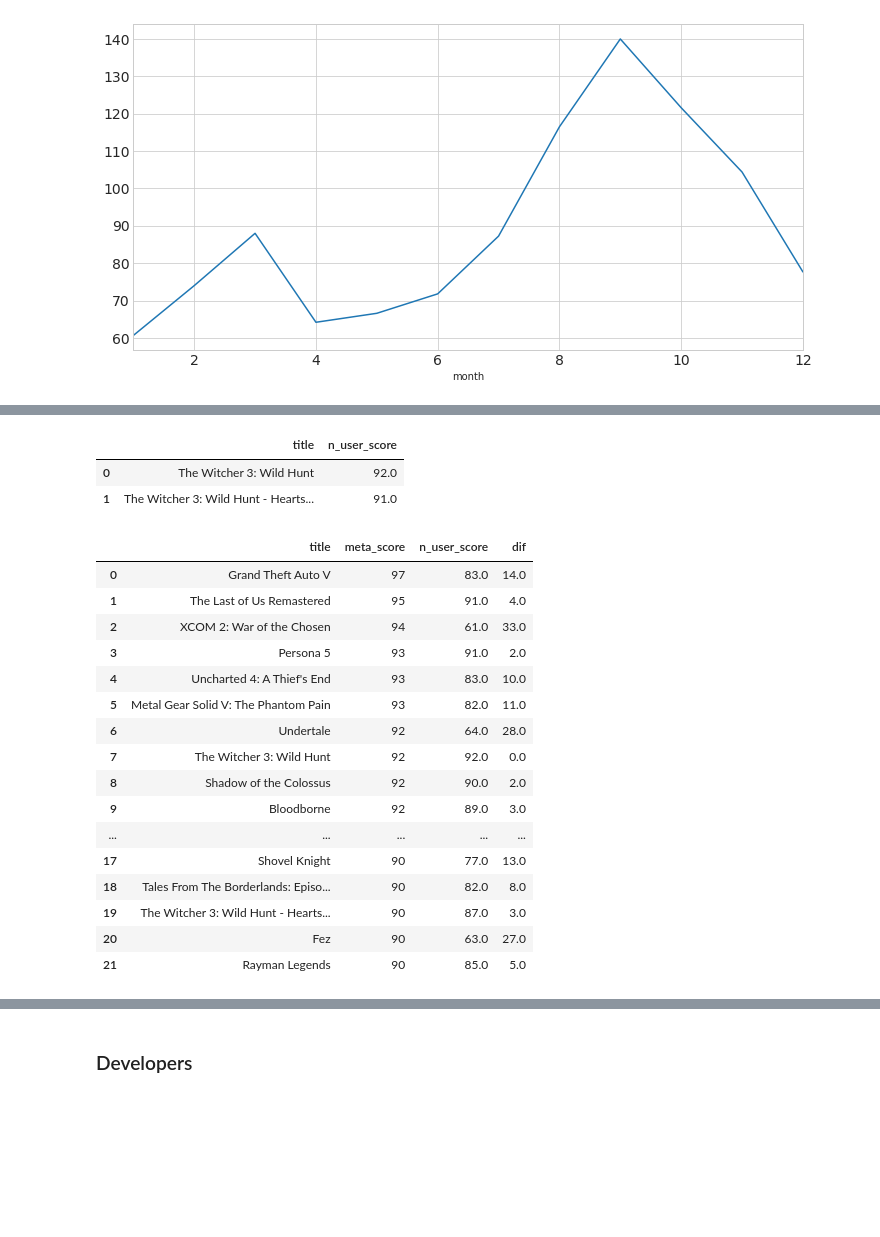
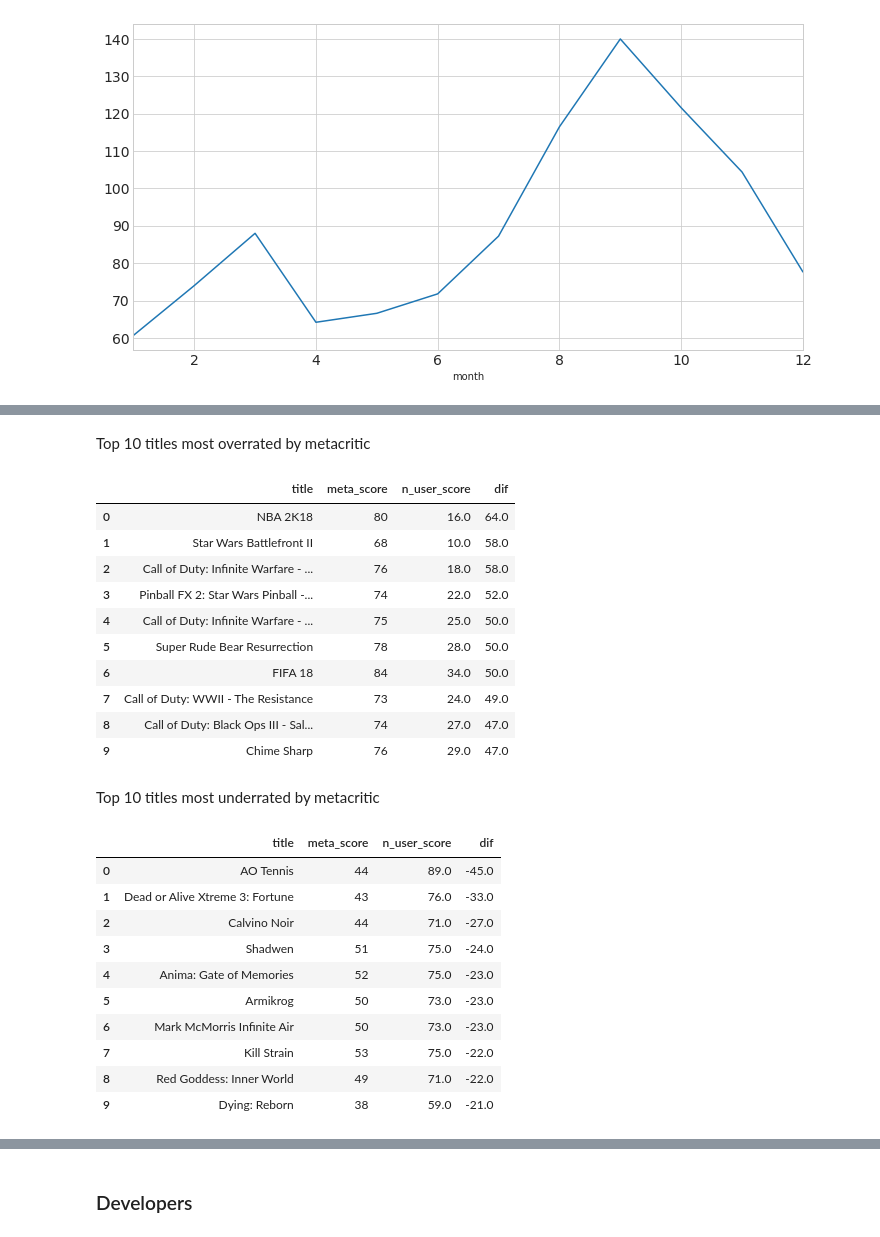
Before and after one commit to martinpella/metacritic, a Jupyter notebook: eda.ipynb, the cells around one changed output, grey strips where cells are left out. Saved outputs shown, nothing was run; the diff lists cells and outputs as text; code cells hidden in the pictures; blank space fills up the shorter version.

```diff
--- a/eda.ipynb
+++ b/eda.ipynb
@@ -152,26 +177,32 @@ xone.loc[xone['meta_score'] >= 90, ('title', 'meta_score')].sort_values('meta_sc
-# %%
-xone.loc[xone['n_user_score'] >= 90, ('title', 'n_user_score')].sort_values('n_user_score', ascending=False).reset_index(drop=True)
-# %% [output]
-|  | title | n_user_score |
-| 0 | The Witcher 3: Wild Hunt | 92.0 |
-| 1 | The Witcher 3: Wild Hunt - Hearts... | 91.0 |
+# %% [markdown]
+Top 10 titles most overrated by metacritic
+# %%
+ps4.sort_values('dif', ascending=False)[:10][['title', 'meta_score', 'n_user_score', 'dif']].reset_index(drop=True)
+# %% [output]
+|  | title | meta_score | n_user_score | dif |
+| 0 | NBA 2K18 | 80 | 16.0 | 64.0 |
+| 1 | Star Wars Battlefront II | 68 | 10.0 | 58.0 |
+| 2 | Call of Duty: Infinite Warfare - ... | 76 | 18.0 | 58.0 |
+| 3 | Pinball FX 2: Star Wars Pinball -... | 74 | 22.0 | 52.0 |
+| 4 | Call of Duty: Infinite Warfare - ... | 75 | 25.0 | 50.0 |
+| 5 | Super Rude Bear Resurrection | 78 | 28.0 | 50.0 |
+| 6 | FIFA 18 | 84 | 34.0 | 50.0 |
+| 7 | Call of Duty: WWII - The Resistance | 73 | 24.0 | 49.0 |
+| 8 | Call of Duty: Black Ops III - Sal... | 74 | 27.0 | 47.0 |
+| 9 | Chime Sharp | 76 | 29.0 | 47.0 |
+# %% [markdown]
+Top 10 titles most underrated by metacritic
 # %%
-ps4.loc[ps4['meta_score'] >= 90, ('title', 'meta_score', 'n_user_score', 'dif')].sort_values('meta_score', ascending=False).reset_index(drop=True)
+ps4.sort_values('dif')[:10][['title', 'meta_score', 'n_user_score', 'dif']].reset_index(drop=True)
 # %% [output]
 |  | title | meta_score | n_user_score | dif |
-| 0 | Grand Theft Auto V | 97 | 83.0 | 14.0 |
-| 1 | The Last of Us Remastered | 95 | 91.0 | 4.0 |
-| 2 | XCOM 2: War of the Chosen | 94 | 61.0 | 33.0 |
-| 3 | Persona 5 | 93 | 91.0 | 2.0 |
-| 4 | Uncharted 4: A Thief's End | 93 | 83.0 | 10.0 |
-| 5 | Metal Gear Solid V: The Phantom Pain | 93 | 82.0 | 11.0 |
-| 6 | Undertale | 92 | 64.0 | 28.0 |
-| 7 | The Witcher 3: Wild Hunt | 92 | 92.0 | 0.0 |
-| 8 | Shadow of the Colossus | 92 | 90.0 | 2.0 |
-| 9 | Bloodborne | 92 | 89.0 | 3.0 |
-| ... | ... | ... | ... | ... |
-| 17 | Shovel Knight | 90 | 77.0 | 13.0 |
-| 18 | Tales From The Borderlands: Episo... | 90 | 82.0 | 8.0 |
-| 19 | The Witcher 3: Wild Hunt - Hearts... | 90 | 87.0 | 3.0 |
-| 20 | Fez | 90 | 63.0 | 27.0 |
-| 21 | Rayman Legends | 90 | 85.0 | 5.0 |
+| 0 | AO Tennis | 44 | 89.0 | -45.0 |
+| 1 | Dead or Alive Xtreme 3: Fortune | 43 | 76.0 | -33.0 |
+| 2 | Calvino Noir | 44 | 71.0 | -27.0 |
+| 3 | Shadwen | 51 | 75.0 | -24.0 |
+| 4 | Anima: Gate of Memories | 52 | 75.0 | -23.0 |
+| 5 | Armikrog | 50 | 73.0 | -23.0 |
+| 6 | Mark McMorris Infinite Air | 50 | 73.0 | -23.0 |
+| 7 | Kill Strain | 53 | 75.0 | -22.0 |
+| 8 | Red Goddess: Inner World | 49 | 71.0 | -22.0 |
+| 9 | Dying: Reborn | 38 | 59.0 | -21.0 |
```
Also changed, not shown: parts of 67 cells of this notebook.
